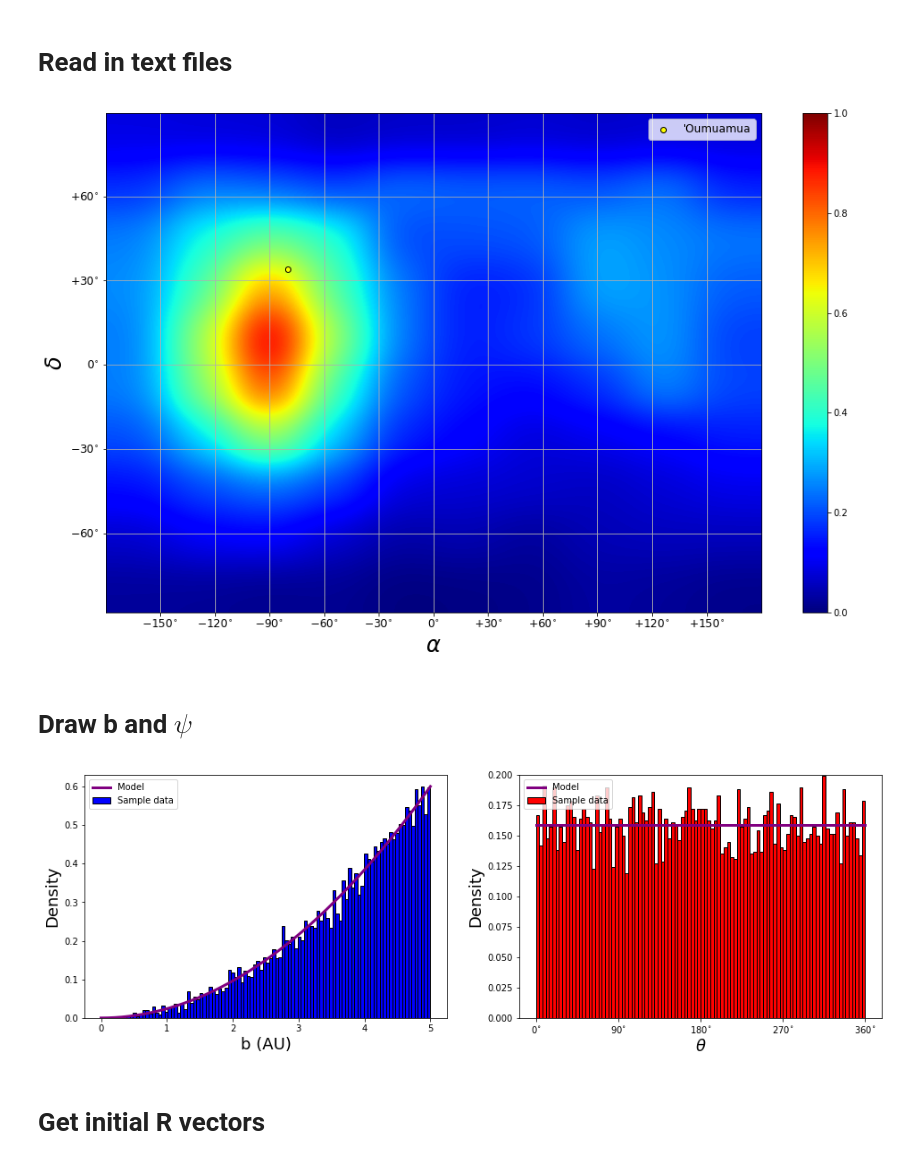
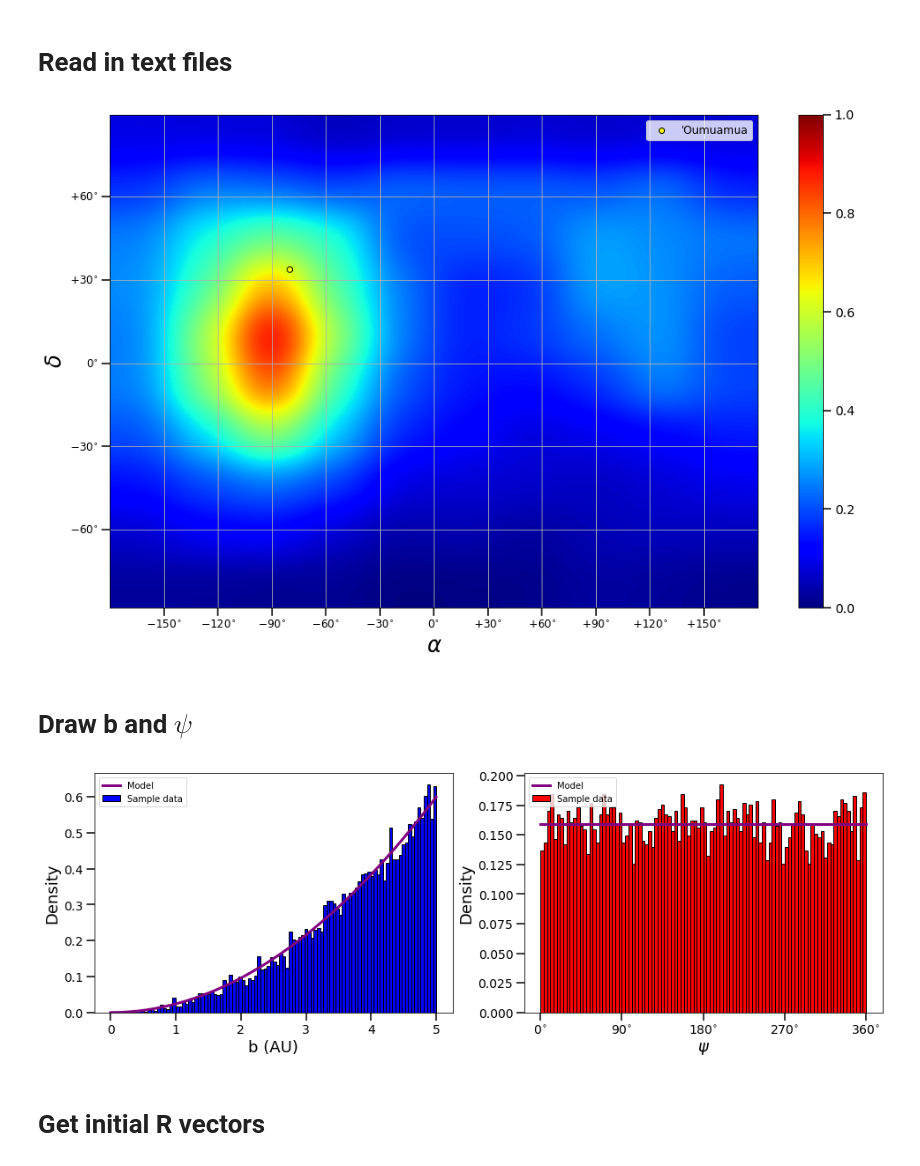
Before and after one commit to djhoover717/ISOAnalysis, a Jupyter notebook: iso_analysis_v3.ipynb, the cells around one changed output. Drawn from its saved outputs; the diff is of its cells as text; code cells hidden in the pictures.

Commit message:
Generated fancy histograms, cdfs

```diff
--- a/iso_analysis_v3.ipynb
+++ b/iso_analysis_v3.ipynb
@@ -3,6 +3,12 @@ import numpy as np
 import matplotlib.pyplot as plt
 import matplotlib as mpl
 from astropy import constants as const
+
+plt.rcParams["xtick.major.size"] = 9
+plt.rcParams["xtick.major.width"] = 1.5
+plt.rcParams["ytick.major.size"] = 9
+plt.rcParams["ytick.major.width"] = 1.5
+plt.rcParams["font.size"] = 14
 
 pi = np.pi
 BIGG = const.G.value
@@ -66,42 +72,42 @@ cbar = plt.colorbar(mpl.cm.ScalarMappable(cmap='jet'))
 
 plt.show()
 # %% [output]
-[figure, old version]
+[figure, new version]
 # %% [markdown]
 # Draw b and $\psi$
 # %%
 A = 0.
 B = 5.
 
 def sample_b_dist(N=NSAMPLES, a=0, b=5):
     P = np.random.uniform(size=N)
     return (P*(b**3-a**3) + a**3)**(1/3)
 
 b = sample_b_dist(a=A, b=B)
 psi = np.random.uniform(low=0, high=2*pi, size=NSAMPLES)
 
 fig, axes = plt.subplots(1, 2, figsize=(16, 5))
 ax1 = axes[0]
 ax1.hist(b, color='blue', edgecolor='k', bins=100, density=True, label='Sample data')
 x = np.linspace(A, B, 1000)
 ax1.plot(x, 3*x**2/(B**3-A**3), c='purple', lw=3, label='Model')
 ax1.set_xlabel('b (AU)', fontsize=18)
 ax1.set_ylabel('Density', fontsize=18)
 ax1.legend(loc='upper left', fontsize=10)
 
 ax2 = axes[1]
 ax2.hist(psi, color='red', edgecolor='k', bins=100, density=True, label='Sample data')
 ax2.plot(np.linspace(0, 2*pi, 1000), np.repeat([1/(2*pi)], 1000), c='purple', lw=3, label='Model')
-ax2.set_xlabel(r'$\theta$', fontsize=18)
+ax2.set_xlabel(r'$\psi$', fontsize=18)
 ax2.set_xticks([0, pi/2, pi, 3*pi/2, 2*pi])
 ax2.set_xticklabels([r'$0^{\circ}$', r'$90^{\circ}$', r'$180^{\circ}$', r'$270^{\circ}$', r'$360^{\circ}$'])
 ax2.set_ylabel('Density', fontsize=18)
 ax2.legend(loc='upper left', fontsize=10)
-ax2.set_ylim(0, 0.2)
 
+plt.savefig('figures/b_psi.pdf', bbox_inches='tight', dpi=250)
 plt.show()
 # %% [output]
-[figure, old version]
+[figure, new version]
 # %% [markdown]
 # Get initial R vectors
 # %%
```
Also changed, not shown: parts of 9 cells of this notebook.
